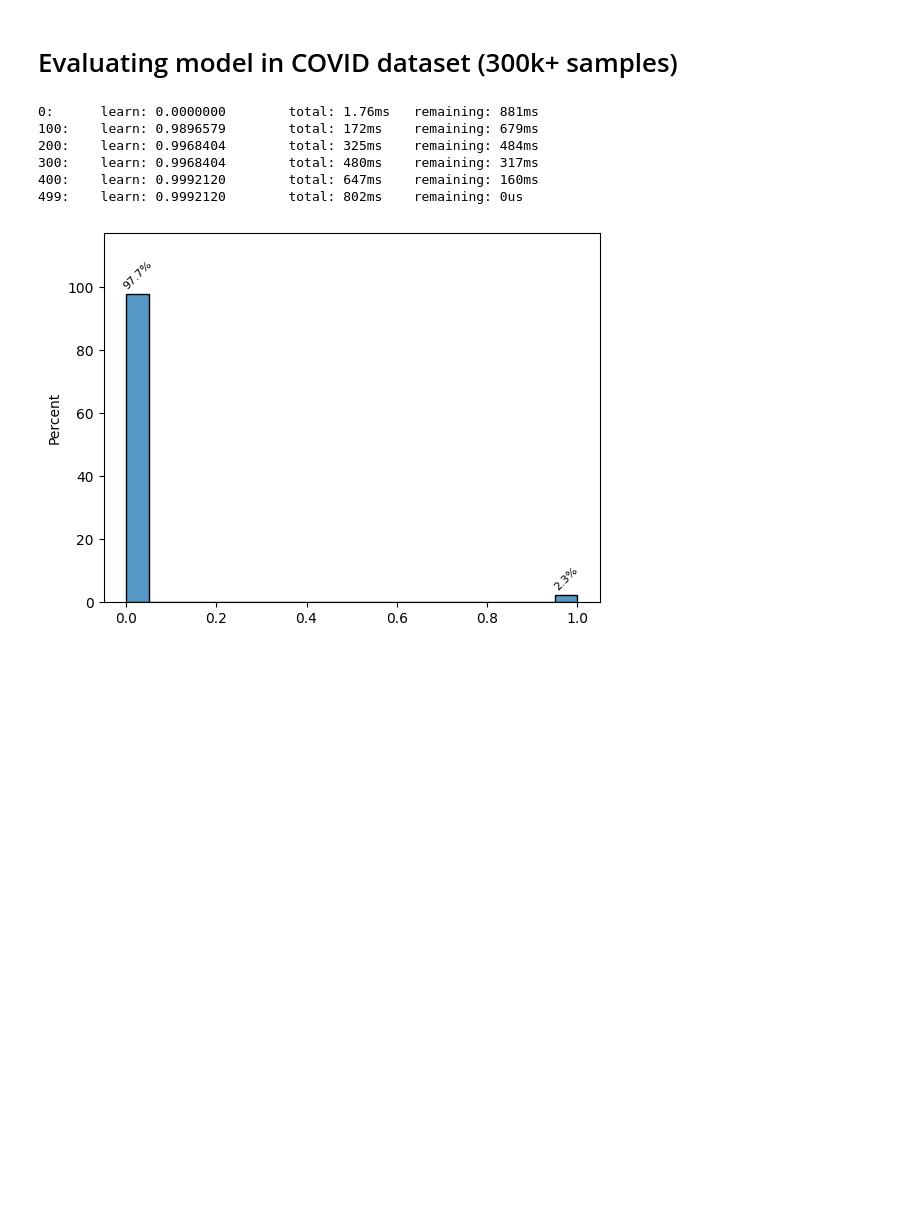
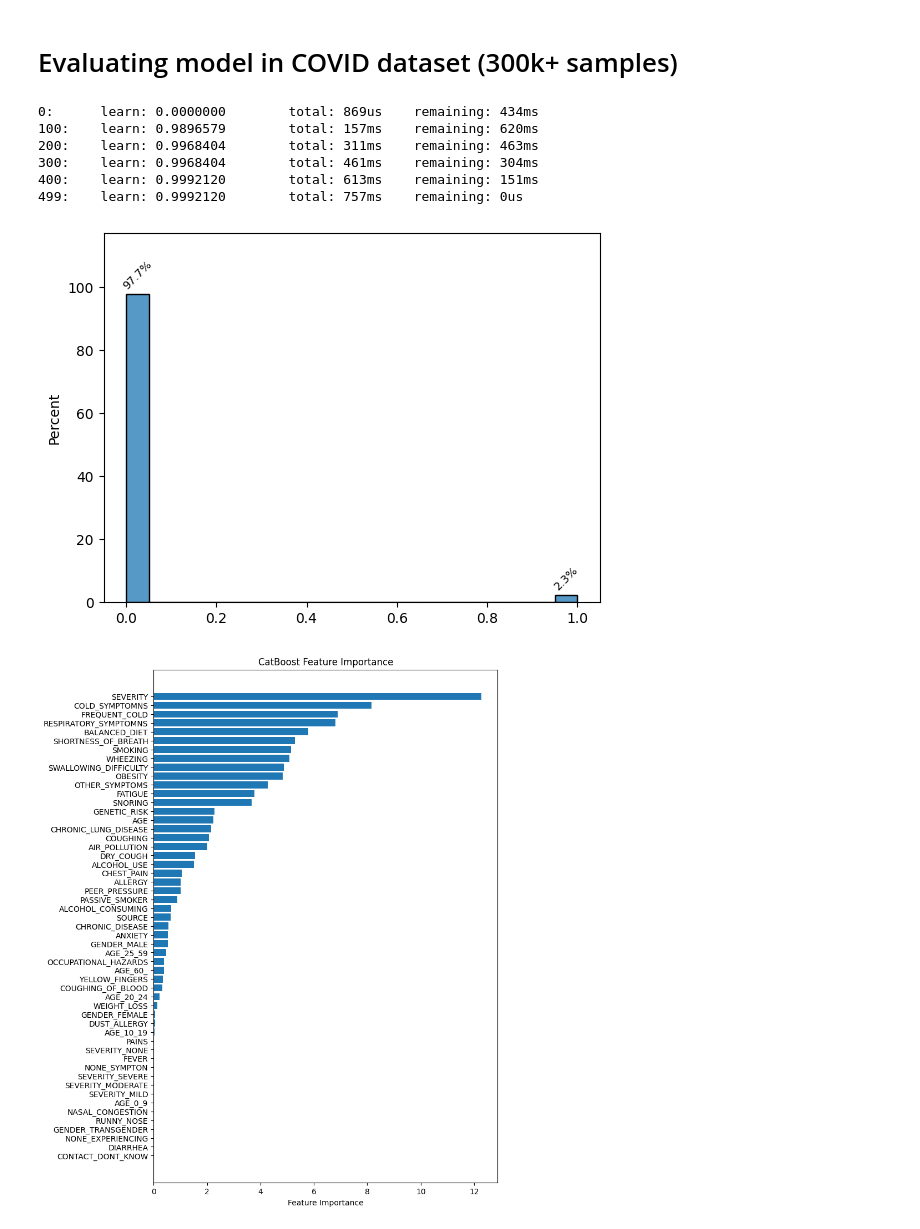
Before and after one commit to cancer-estimator/model, a Jupyter notebook: analysis/catboost-cross-validation-dataset-integrated.ipynb, the cells around one changed output. Cells and saved outputs as stored; diff of their text form; code cells hidden in the pictures; blank space fills up the shorter version.

Commit message:
Add feature importance

```diff
--- a/analysis/catboost-cross-validation-dataset-integrated.ipynb
+++ b/analysis/catboost-cross-validation-dataset-integrated.ipynb
@@ -85,8 +85,8 @@ preprocessor = ColumnTransformer(
 )
 
 # Aplicar pré-processamento aos dados
-X_train_encoded = preprocessor.fit_transform(X_train)
-X_test_encoded = preprocessor.transform(X_test)
+X_train_encoded = pd.DataFrame(preprocessor.fit_transform(X_train), columns=X_train.columns)
+X_test_encoded = pd.DataFrame(preprocessor.transform(X_test), columns=X_test.columns)
 # Criar o modelo CatBoostClassifier
 model = CatBoostClassifier(
     iterations=500,
@@ -202,10 +202,24 @@ y_pred = model.predict(X_test_encoded)
 
 plot_y_distribution(y_pred)
 # %% [output]
-0:      learn: 0.0000000        total: 1.76ms   remaining: 881ms
-100:    learn: 0.9896579        total: 172ms    remaining: 679ms
-200:    learn: 0.9968404        total: 325ms    remaining: 484ms
-300:    learn: 0.9968404        total: 480ms    remaining: 317ms
-400:    learn: 0.9992120        total: 647ms    remaining: 160ms
-499:    learn: 0.9992120        total: 802ms    remaining: 0us
+0:      learn: 0.0000000        total: 869us    remaining: 434ms
+100:    learn: 0.9896579        total: 157ms    remaining: 620ms
+200:    learn: 0.9968404        total: 311ms    remaining: 463ms
+300:    learn: 0.9968404        total: 461ms    remaining: 304ms
+400:    learn: 0.9992120        total: 613ms    remaining: 151ms
+499:    learn: 0.9992120        total: 757ms    remaining: 0us
 [figure]
+# %%
+# plot feature importance
+feature_importance = model.get_feature_importance(type='FeatureImportance')
+feature_names = model.feature_names_
+sorted_idx = feature_importance.argsort()
+
+plt.figure(figsize=(8, 12))
+plt.barh(range(len(sorted_idx)), feature_importance[sorted_idx], align='center')
+plt.yticks(range(len(sorted_idx)), [feature_names[i] for i in sorted_idx])
+plt.xlabel('Feature Importance')
+plt.title('CatBoost Feature Importance')
+plt.show()
+# %% [output]
+[figure, added]
```
Also changed, not shown: parts of 1 cell of this notebook.
